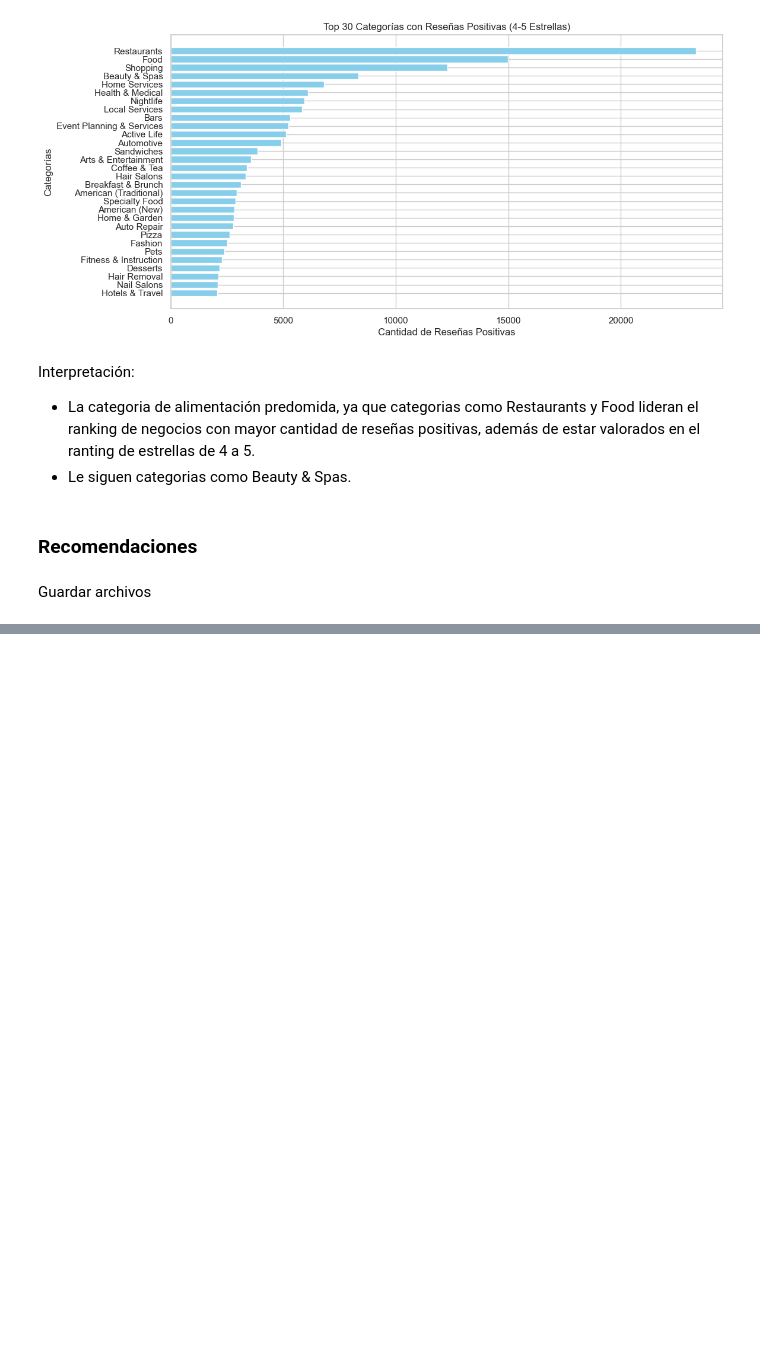
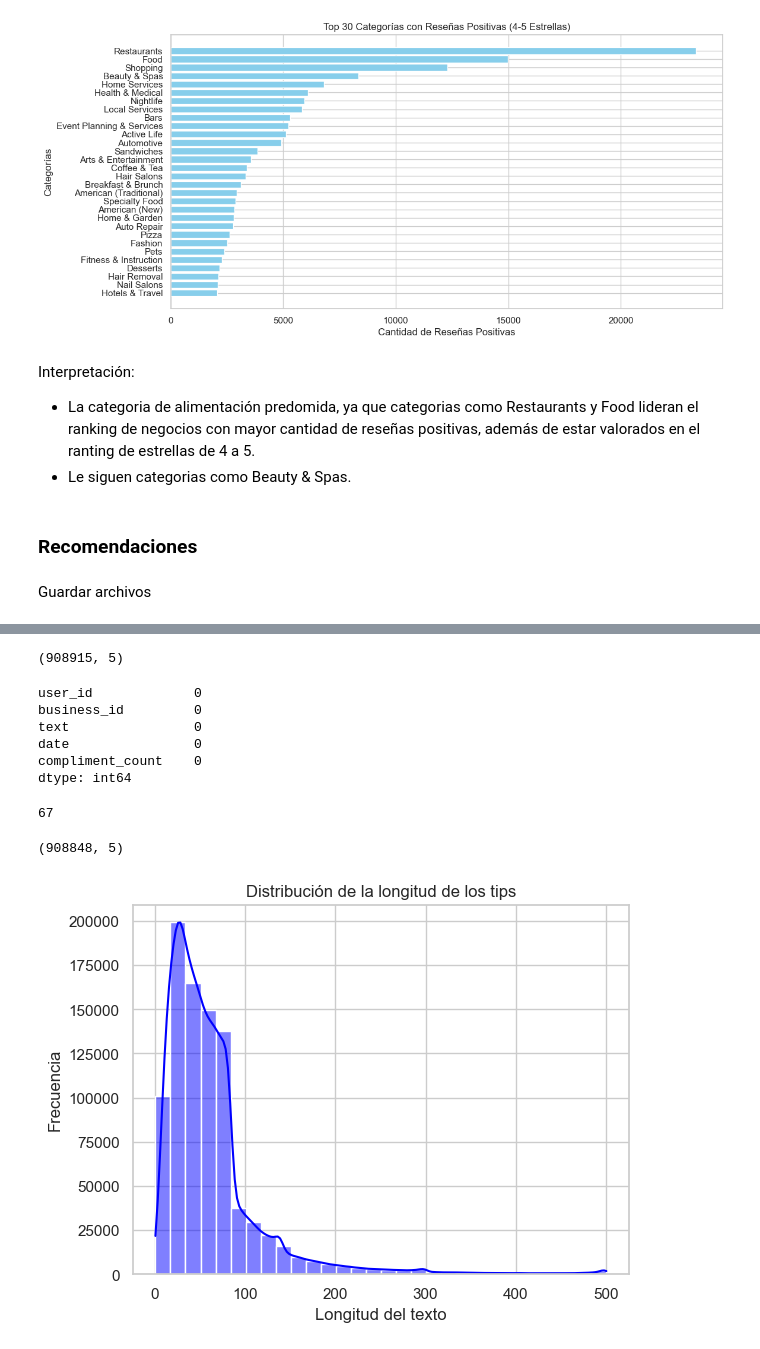
Before and after one commit to JossySharry/Proyecto_Yelp_GoogleMaps, a Jupyter notebook: Sprint_1/ETL_EDA_Yelp.ipynb, the cells around one changed output, grey strips where cells are left out. Drawn from its saved outputs; the diff is of its cells as text; code cells hidden in the pictures; blank space fills up the shorter version.

```diff
--- a/Sprint_1/ETL_EDA_Yelp.ipynb
+++ b/Sprint_1/ETL_EDA_Yelp.ipynb
@@ -266,0 +281,7 @@ Guardar archivos
+# %%
+# Ruta al archivo JSON
+file_path = 'D:/2024/HenryData/PF/Datos_Crudos/yelp/tip.json'
+
+# Abrir el archivo especificando la codificación
+with open(file_path, 'r', encoding='utf-8') as file:
+    data = [json.loads(line) for line in file]
@@ -266,0 +293,3 @@ Guardar archivos
+# %%
+# Convertir los datos a un DataFrame de pandas
+df_tip = pd.DataFrame(data)
@@ -266,0 +320,38 @@ Guardar archivos
+# %%
+df_tip.shape
+# %% [output]
+(908915, 5)
+# %%
+# Revisar los valores nulos
+print(df_tip.isnull().sum())
+# %% [output]
+user_id             0
+business_id         0
+text                0
+date                0
+compliment_count    0
+dtype: int64
+# %%
+# Revisar valores duplicados
+df_tip.duplicated().sum()
+# %% [output]
+67
+# %%
+df_tip = df_tip.drop_duplicates()
+# %%
+#Data despues de la limpieza
+df_tip.shape
+# %% [output]
+(908848, 5)
+# %%
+# Calcular la longitud de los tips
+df_tip['tip_length'] = df_tip['text'].apply(len)
+
+# Distribución de la longitud
+sns.histplot(df_tip['tip_length'], bins=30, kde=True, color='blue')
+plt.title('Distribución de la longitud de los tips')
+plt.xlabel('Longitud del texto')
+plt.ylabel('Frecuencia')
+plt.show()
+# %% [output]
+[figure, added]
```
Also changed, not shown: parts of 55 cells of this notebook.
